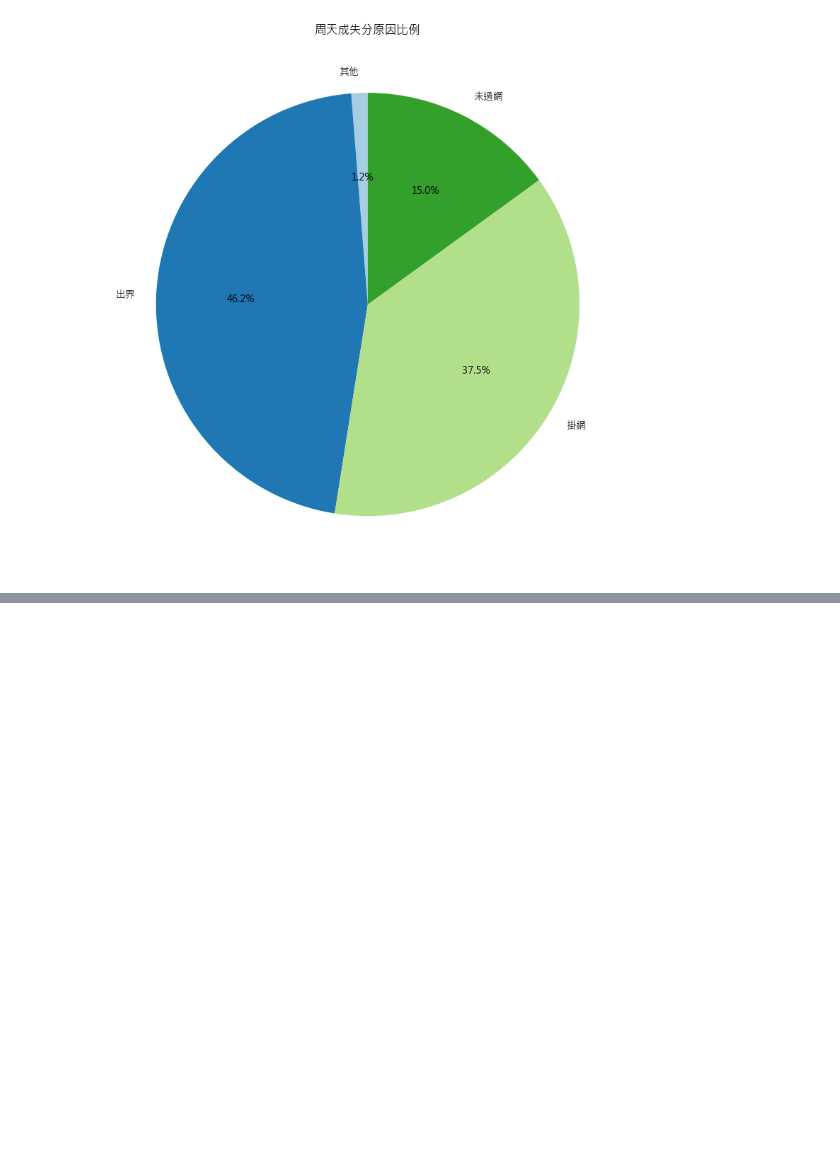
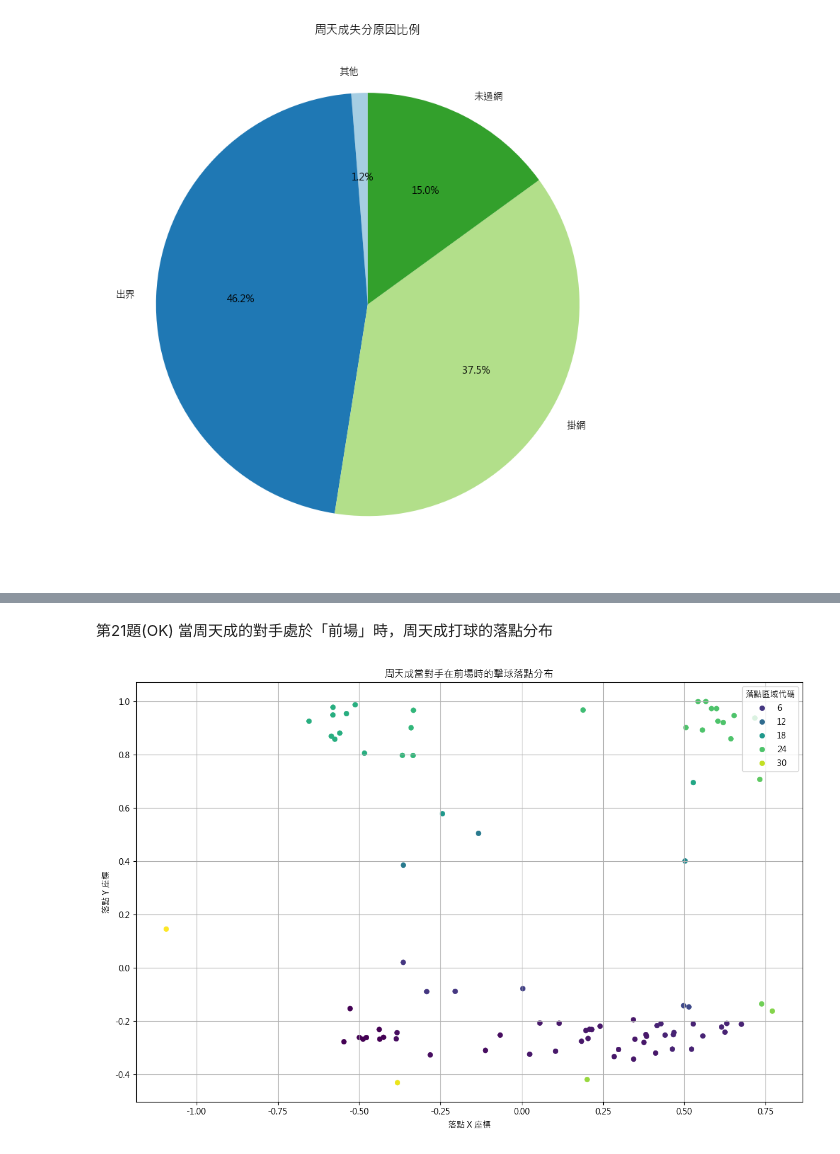
Before and after one commit to DanielTeng0811/BadmintonAI, a Jupyter notebook: question_ans_final.ipynb, the cells around one changed output, grey strips where cells are left out. Saved outputs shown, nothing was run; the diff lists cells and outputs as text; code cells hidden in the pictures; blank space fills up the shorter version.

```diff
--- a/question_ans_final.ipynb
+++ b/question_ans_final.ipynb
@@ -838,0 +1107,36 @@ Name: count, dtype: int64
+# %% [markdown]
+第21題(OK)
+當周天成的對手處於「前場」時，周天成打球的落點分布
+# %%
+import platform
+import matplotlib.pyplot as plt
+import seaborn as sns
+
+# 字體設定
+s = platform.system()
+plt.rcParams['font.sans-serif'] = ['Arial Unicode MS', 'PingFang TC'] if s=='Darwin' else ['Microsoft JhengHei', 'SimHei'] if s=='Windows' else ['WenQuanYi Zen Hei']
+plt.rcParams['axes.unicode_minus'] = False
+
+# 確保數據框有數據
+if len(df) > 0:
+    # 篩選條件：周天成為 player 且對手在前場區域
+    filtered_df = df[(df['player'] == 'CHOU Tien Chen') & (df['opponent_location_area'].isin([17, 18, 19, 20, 21, 22, 23, 24]))]
+
+    # 確保篩選後數據框有數據
+    if len(filtered_df) > 0:
+        # 繪製散點圖顯示擊球落點
+        plt.figure(figsize=(12, 8))
+        sns.scatterplot(data=filtered_df, x='landing_x', y='landing_y', hue='landing_area', palette='viridis', edgecolor=None)
+        plt.title('周天成當對手在前場時的擊球落點分布')
+        plt.xlabel('落點 X 座標')
+        plt.ylabel('落點 Y 座標')
+        plt.grid(True)
+        plt.tight_layout()
+        plt.legend(title='落點區域代碼', loc='upper right')
+        fig = plt.gcf()  # 獲得當前圖表對象以便外部操作
+    else:
+        print("沒有符合條件的數據可以進行分析。")
+else:
+    print("數據框為空，無法進行分析。")
+# %% [output]
+[figure, added]
```
Also changed, not shown: parts of 12 cells of this notebook, 3 other files.
